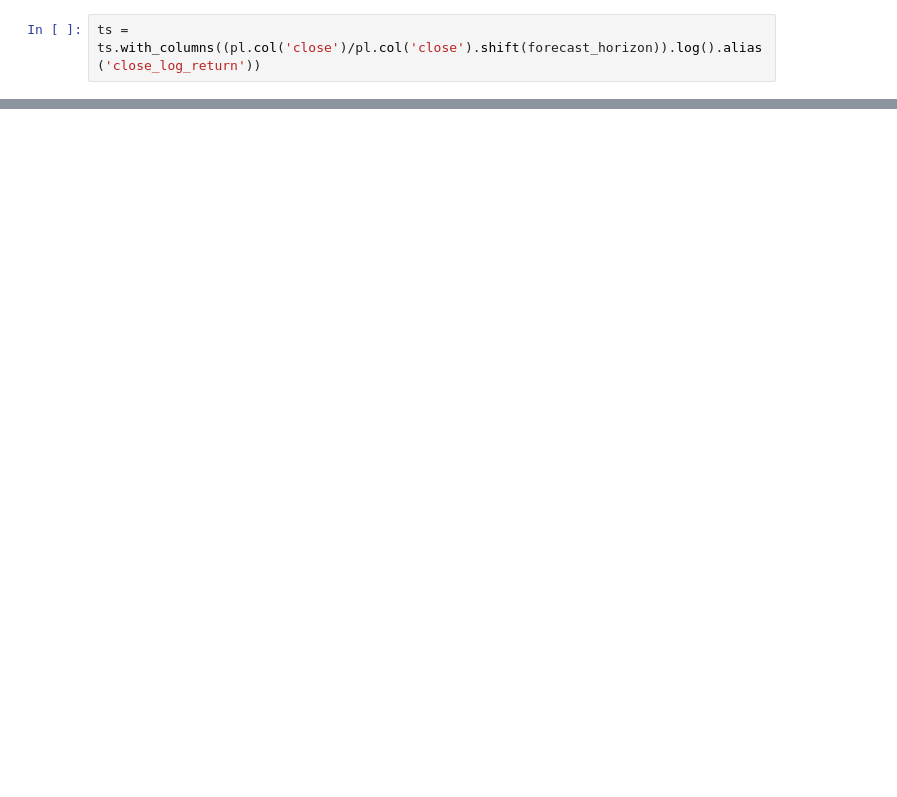
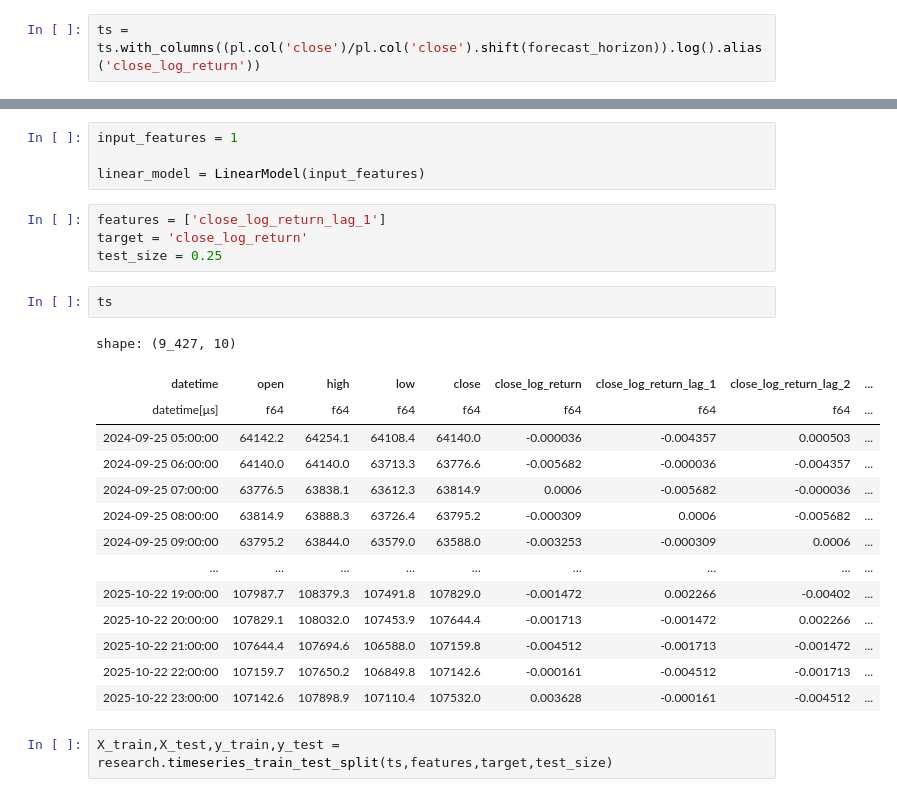
Before and after one commit to Ujju999/quant-strategy, a Jupyter notebook: model_development.ipynb, the cells around one changed output, grey strips where cells are left out. Saved outputs shown, nothing was run; the diff lists cells and outputs as text; blank space fills up the shorter version.

Commit message:
Initial model eval and train

```diff
--- a/model_development.ipynb
+++ b/model_development.ipynb
@@ -103,0 +101,27 @@ research.plot_distribution(ts, 'close', no_bins = 200)
+# %%
+input_features = 1
+
+linear_model = LinearModel(input_features)
+# %%
+features = ['close_log_return_lag_1']
+target = 'close_log_return'
+test_size = 0.25
+# %%
+ts
+# %% [output]
+shape: (9_427, 10)
+| datetime | open | high | low | close | close_log_return | close_log_return_lag_1 | close_log_return_lag_2 | ... |
+| datetime[μs] | f64 | f64 | f64 | f64 | f64 | f64 | f64 | ... |
+| 2024-09-25 05:00:00 | 64142.2 | 64254.1 | 64108.4 | 64140.0 | -0.000036 | -0.004357 | 0.000503 | ... |
+| 2024-09-25 06:00:00 | 64140.0 | 64140.0 | 63713.3 | 63776.6 | -0.005682 | -0.000036 | -0.004357 | ... |
+| 2024-09-25 07:00:00 | 63776.5 | 63838.1 | 63612.3 | 63814.9 | 0.0006 | -0.005682 | -0.000036 | ... |
+| 2024-09-25 08:00:00 | 63814.9 | 63888.3 | 63726.4 | 63795.2 | -0.000309 | 0.0006 | -0.005682 | ... |
+| 2024-09-25 09:00:00 | 63795.2 | 63844.0 | 63579.0 | 63588.0 | -0.003253 | -0.000309 | 0.0006 | ... |
+| … | … | … | … | … | … | … | … | ... |
+| 2025-10-22 19:00:00 | 107987.7 | 108379.3 | 107491.8 | 107829.0 | -0.001472 | 0.002266 | -0.00402 | ... |
+| 2025-10-22 20:00:00 | 107829.1 | 108032.0 | 107453.9 | 107644.4 | -0.001713 | -0.001472 | 0.002266 | ... |
+| 2025-10-22 21:00:00 | 107644.4 | 107694.6 | 106588.0 | 107159.8 | -0.004512 | -0.001713 | -0.001472 | ... |
+| 2025-10-22 22:00:00 | 107159.7 | 107650.2 | 106849.8 | 107142.6 | -0.000161 | -0.004512 | -0.001713 | ... |
+| 2025-10-22 23:00:00 | 107142.6 | 107898.9 | 107110.4 | 107532.0 | 0.003628 | -0.000161 | -0.004512 | ... |
+# %%
+X_train,X_test,y_train,y_test = research.timeseries_train_test_split(ts,features,target,test_size)
```
Also changed, not shown: parts of 24 cells of this notebook, 1 other file.
